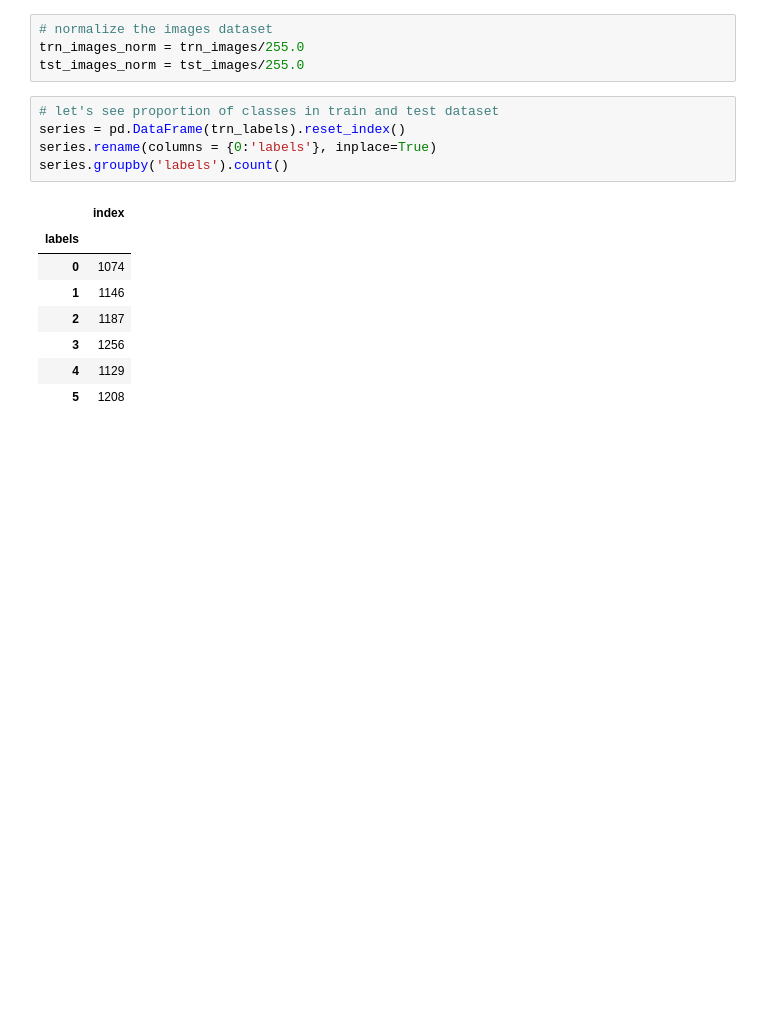
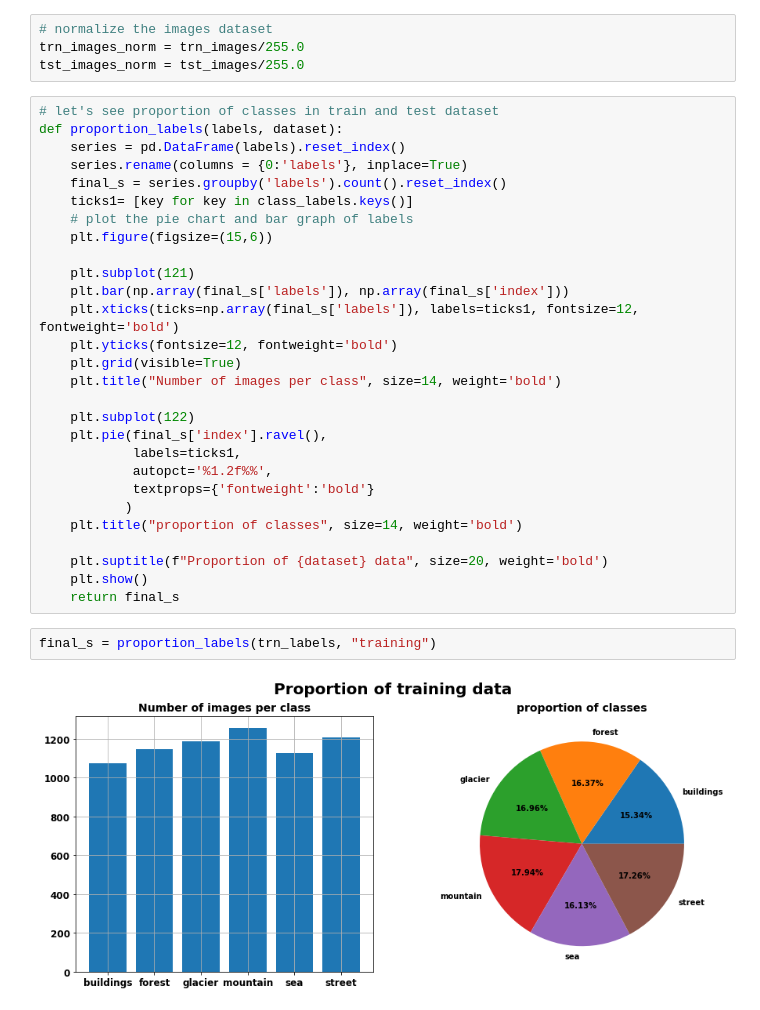
Before and after one commit to avikumart/Computer-vision, a Jupyter notebook: computervision-intel-image-clf.ipynb, the cells around one changed output. Drawn from its saved outputs; the diff is of its cells as text; blank space fills up the shorter version.

Commit message:
Kaggle Notebook | [ComputerVision]Intel_Image_classification_project | Version 4

```diff
--- a/computervision-intel-image-clf.ipynb
+++ b/computervision-intel-image-clf.ipynb
@@ -137,17 +137,35 @@ tst_labels = test_labels[:1500]
 # normalize the images dataset
 trn_images_norm = trn_images/255.0
 tst_images_norm = tst_images/255.0
-# %%
-# let's see proportion of classes in train and test dataset
-series = pd.DataFrame(trn_labels).reset_index()
-series.rename(columns = {0:'labels'}, inplace=True)
-series.groupby('labels').count()
-# %% [output]
-|  | index |
-| labels |  |
-| 0 | 1074 |
-| 1 | 1146 |
-| 2 | 1187 |
-| 3 | 1256 |
-| 4 | 1129 |
-| 5 | 1208 |
+# %%
+# let's see proportion of classes in train and test dataset
+def proportion_labels(labels, dataset):
+    series = pd.DataFrame(labels).reset_index()
+    series.rename(columns = {0:'labels'}, inplace=True)
+    final_s = series.groupby('labels').count().reset_index()
+    ticks1= [key for key in class_labels.keys()]
+    # plot the pie chart and bar graph of labels
+    plt.figure(figsize=(15,6))
+
+    plt.subplot(121)
+    plt.bar(np.array(final_s['labels']), np.array(final_s['index']))
+    plt.xticks(ticks=np.array(final_s['labels']), labels=ticks1, fontsize=12, fontweight='bold')
+    plt.yticks(fontsize=12, fontweight='bold')
+    plt.grid(visible=True)
+    plt.title("Number of images per class", size=14, weight='bold')
+
+    plt.subplot(122)
+    plt.pie(final_s['index'].ravel(),
+            labels=ticks1,
+            autopct='%1.2f%%',
+            textprops={'fontweight':'bold'}
+           )
+    plt.title("proportion of classes", size=14, weight='bold')
+
+    plt.suptitle(f"Proportion of {dataset} data", size=20, weight='bold')
+    plt.show()
+    return final_s
+# %%
+final_s = proportion_labels(trn_labels, "training")
+# %% [output]
+[figure, added]
```
Also changed, not shown: parts of 4 cells of this notebook.
